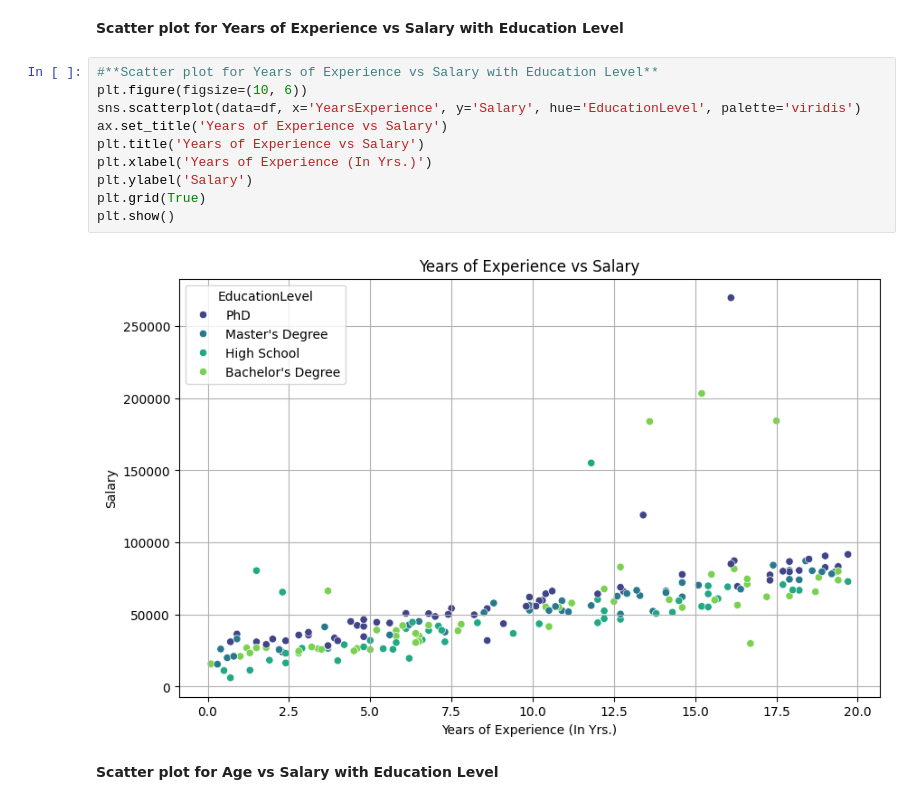
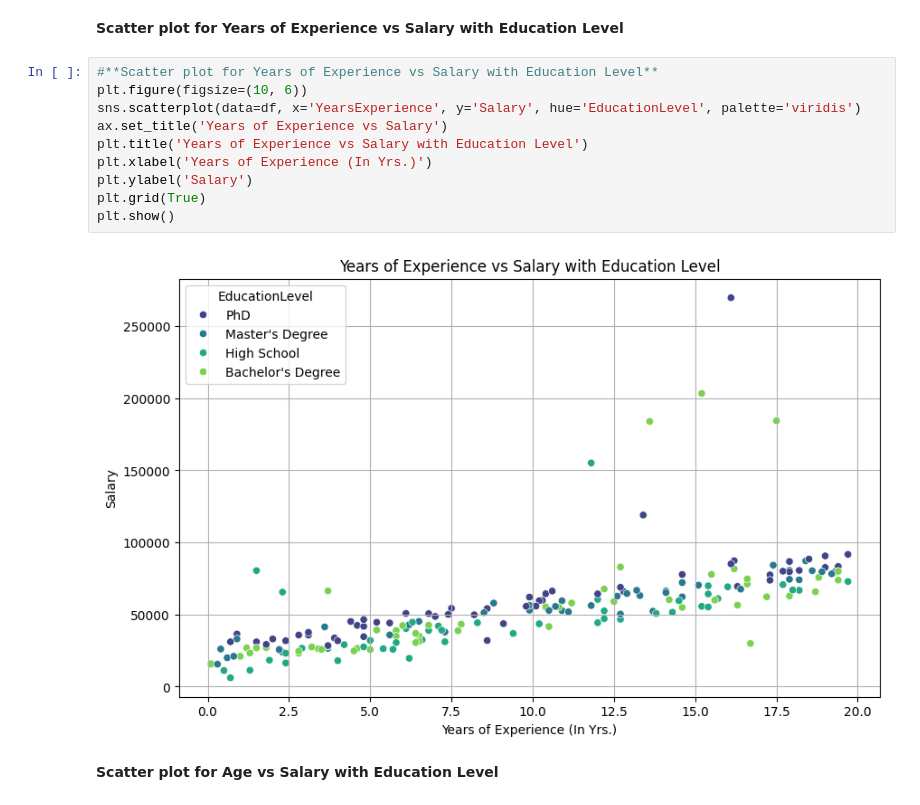
Before and after one commit to rn-byte/Salary_prediction, a Jupyter notebook: Expo_project.ipynb, the cells around one changed output. Drawn from its saved outputs; the diff is of its cells as text.

```diff
--- a/Expo_project.ipynb
+++ b/Expo_project.ipynb
@@ -455,15 +455,15 @@ plt.show()
 # %%
 #**Scatter plot for Years of Experience vs Salary with Education Level**
 plt.figure(figsize=(10, 6))
 sns.scatterplot(data=df, x='YearsExperience', y='Salary', hue='EducationLevel', palette='viridis')
 ax.set_title('Years of Experience vs Salary')
-plt.title('Years of Experience vs Salary')
+plt.title('Years of Experience vs Salary with Education Level')
 plt.xlabel('Years of Experience (In Yrs.)')
 plt.ylabel('Salary')
 plt.grid(True)
 plt.show()
 # %% [output]
-[figure, old version]
+[figure, new version]
 # %% [markdown]
 **Scatter plot for Age vs Salary with Education Level**
 # %%
```
Also changed, not shown: parts of 5 cells of this notebook.
